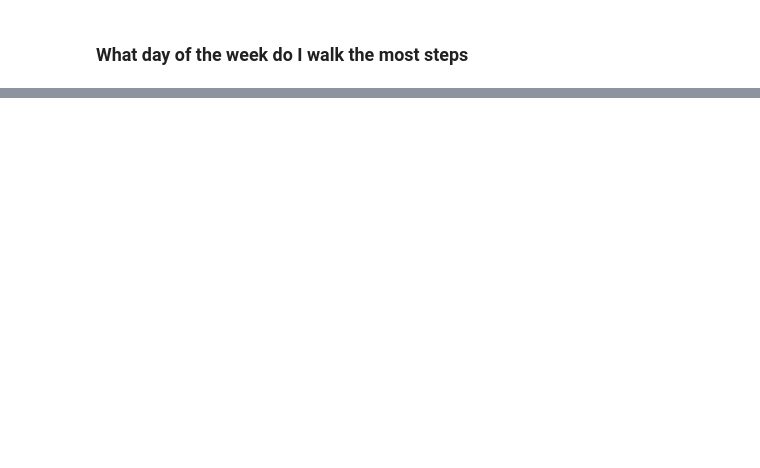
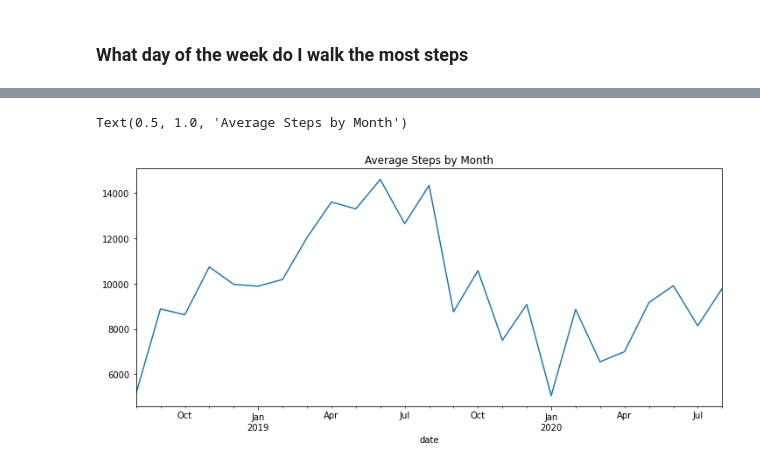
Before and after one commit to noahmelngailis/time_series_steps_project, a Jupyter notebook: time_sereis.ipynb, the cells around one changed output, grey strips where cells are left out. Drawn from its saved outputs; the diff is of its cells as text; code cells hidden in the pictures; blank space fills up the shorter version.

```diff
--- a/time_sereis.ipynb
+++ b/time_sereis.ipynb
@@ -98,0 +146,7 @@ df.groupby('weekday').steps.mean().plot.bar()
+# %%
+plt.figure(figsize=(12,5))
+df.steps.resample("M").mean().plot()
+plt.title("Average Steps by Month")
+# %% [output]
+Text(0.5, 1.0, 'Average Steps by Month')
+[figure, added]
```
Also changed, not shown: parts of 12 cells of this notebook.
